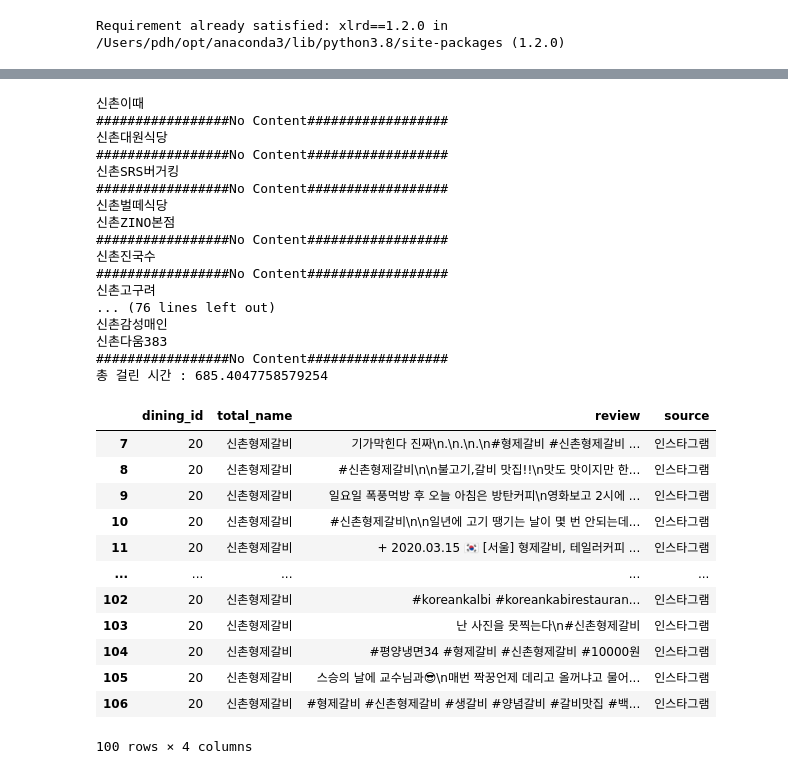
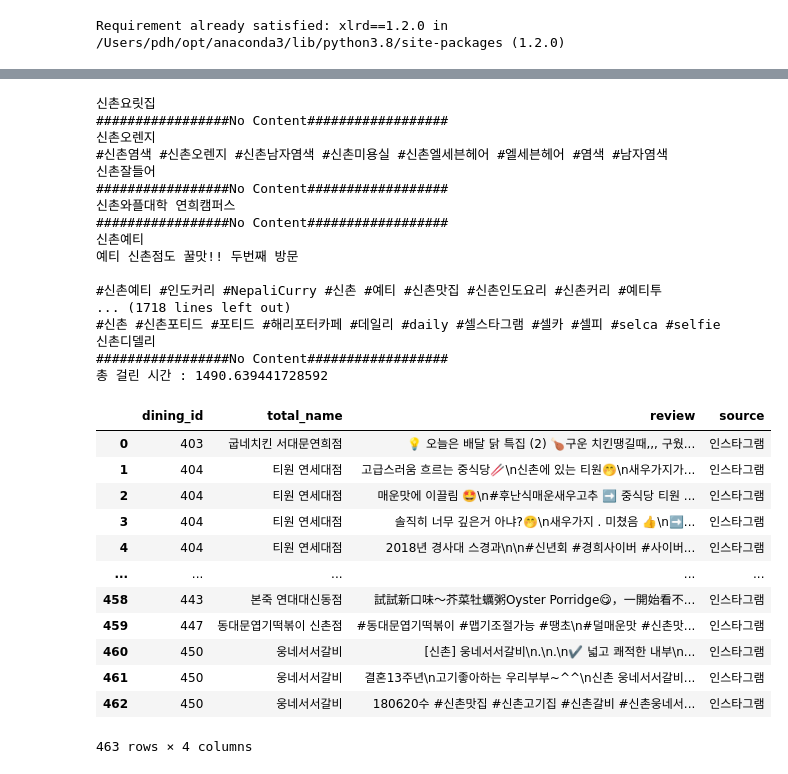
Before and after one commit to wnwjq462/TasteMap, a Jupyter notebook: crawler/instagram_crawler.ipynb, the cells around one changed output, grey strips where cells are left out. Cells and saved outputs as stored; diff of their text form; code cells hidden in the pictures.

```diff
--- a/crawler/instagram_crawler.ipynb
+++ b/crawler/instagram_crawler.ipynb
@@ -175,7 +178,7 @@ time.sleep(3)
 for index,tag in tag_list.iterrows():
     print(tag['new_dining_name'])
     get_url(driver, tag)
-    time.sleep(1)
+    time.sleep(3)
 
     if not scroll(driver, SCROLL_NUM) :
         continue
@@ -183,7 +186,7 @@ for index,tag in tag_list.iterrows():
 
 
 print("총 걸린 시간 :", time.time() - start)
-
+'''
 ### 저장
 data = {'dining_id':dining_ids,
         'total_name':total_names,
@@ -192,24 +195,33 @@ data = {'dining_id':dining_ids,
 
 df = pd.DataFrame(data)
 df.to_csv("test_data.csv", index=True, encoding='utf-8-sig')
+'''
+### 저장
+data = {'dining_id':dining_ids,
+        'total_name':total_names,
+         'review':contents_list,
+         'source': sources}
+
+df = pd.DataFrame(data)
+df.to_csv("reviews_instagram_450-500.csv", index=False, encoding='utf-8-sig')
 # %% [output]
-신촌이때
+신촌요릿집
 #################No Content##################
-신촌대원식당
+신촌오렌지
+#신촌염색 #신촌오렌지 #신촌남자염색 #신촌미용실 #신촌엘세븐헤어 #엘세븐헤어 #염색 #남자염색
+신촌잘들어
 #################No Content##################
-신촌SRS버거킹
+신촌와플대학 연희캠퍼스
 #################No Content##################
-신촌벌떼식당
-신촌ZINO본점
+신촌예티
+예티 신촌점도 꿀맛!! 두번째 방문
+
+#신촌예티 #인도커리 #NepaliCurry #신촌 #예티 #신촌맛집 #신촌인도요리 #신촌커리 #예티투
+... (1718 lines left out)
+#신촌 #신촌포티드 #포티드 #해리포터카페 #데일리 #daily #셀스타그램 #셀카 #셀피 #selca #selfie
+신촌디델리
 #################No Content##################
-신촌진국수
-#################No Content##################
-신촌고구려
-... (76 lines left out)
-신촌감성매인
-신촌다움383
-#################No Content##################
-총 걸린 시간 : 685.4047758579254
+총 걸린 시간 : 1490.639441728592
 # %%
 ### 저장
 data = {'dining_id':dining_ids,
@@ -222,16 +234,16 @@ df.to_csv("test_data.csv", index=True, encoding='utf-8-sig')
-# %%
-df[df['dining_id'] == 20]
-# %% [output]
-|  | dining_id | total_name | review | source |
-| 7 | 20 | 신촌형제갈비 | 기가막힌다 진짜\n.\n.\n.\n#형제갈비 #신촌형제갈비 ... | 인스타그램 |
-| 8 | 20 | 신촌형제갈비 | #신촌형제갈비\n\n불고기,갈비 맛집!!\n맛도 맛이지만 한... | 인스타그램 |
-| 9 | 20 | 신촌형제갈비 | 일요일 폭풍먹방 후 오늘 아침은 방탄커피\n영화보고 2시에 ... | 인스타그램 |
-| 10 | 20 | 신촌형제갈비 | #신촌형제갈비\n\n일년에 고기 땡기는 날이 몇 번 안되는데... | 인스타그램 |
-| 11 | 20 | 신촌형제갈비 | + 2020.03.15 🇰🇷 [서울] 형제갈비, 테일러커피 ... | 인스타그램 |
-| ... | ... | ... | ... | ... |
-| 102 | 20 | 신촌형제갈비 | #koreankalbi #koreankabirestauran... | 인스타그램 |
-| 103 | 20 | 신촌형제갈비 | 난 사진을 못찍는다\n#신촌형제갈비 | 인스타그램 |
-| 104 | 20 | 신촌형제갈비 | #평양냉면34 #형제갈비 #신촌형제갈비 #10000원 | 인스타그램 |
-| 105 | 20 | 신촌형제갈비 | 스승의 날에 교수님과😎\n매번 짝꿍언제 데리고 올꺼냐고 물어... | 인스타그램 |
-| 106 | 20 | 신촌형제갈비 | #형제갈비 #신촌형제갈비 #생갈비 #양념갈비 #갈비맛집 #백... | 인스타그램 |
-100 rows × 4 columns
+# %%
+df
+# %% [output]
+|  | dining_id | total_name | review | source |
+| 0 | 403 | 굽네치킨 서대문연희점 | 💡 오늘은 배달 닭 특집 (2) 🍗구운 치킨땡길때,,, 구웠... | 인스타그램 |
+| 1 | 404 | 티원 연세대점 | 고급스러움 흐르는 중식당🥢\n신촌에 있는 티원🤭\n새우가지가... | 인스타그램 |
+| 2 | 404 | 티원 연세대점 | 매운맛에 이끌림 🤩\n#후난식매운새우고추 ➡️ 중식당 티원 ... | 인스타그램 |
+| 3 | 404 | 티원 연세대점 | 솔직히 너무 깊은거 아냐?🤭\n새우가지 . 미쳤음 👍\n➡️... | 인스타그램 |
+| 4 | 404 | 티원 연세대점 | 2018년 경사대 스경과\n\n#신년회 #경희사이버 #사이버... | 인스타그램 |
+| ... | ... | ... | ... | ... |
+| 458 | 443 | 본죽 연대대신동점 | 試試新口味～芥菜牡蠣粥Oyster Porridge😋，一開始看不... | 인스타그램 |
+| 459 | 447 | 동대문엽기떡볶이 신촌점 | #동대문엽기떡볶이 #맵기조절가능 #땡초\n#덜매운맛 #신촌맛... | 인스타그램 |
+| 460 | 450 | 웅네서서갈비 | [신촌] 웅네서서갈비\n.\n.\n✔️ 넓고 쾌적한 내부\n... | 인스타그램 |
+| 461 | 450 | 웅네서서갈비 | 결혼13주년\n고기좋아하는 우리부부~^^\n신촌 웅네서서갈비... | 인스타그램 |
+| 462 | 450 | 웅네서서갈비 | 180620수 #신촌맛집 #신촌고기집 #신촌갈비 #신촌웅네서... | 인스타그램 |
+463 rows × 4 columns
```
Also changed, not shown: parts of 18 cells of this notebook, 3 other files.
